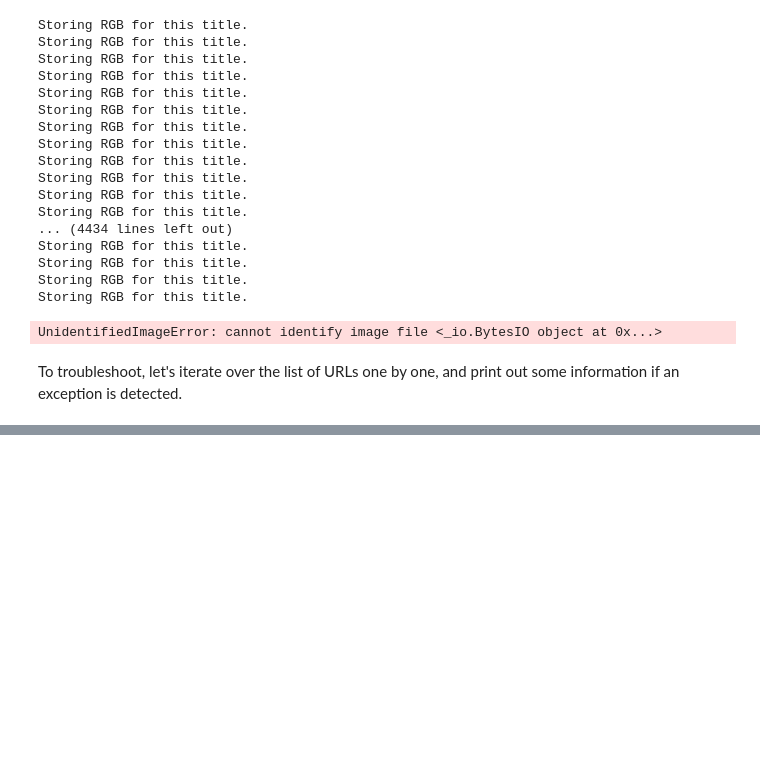
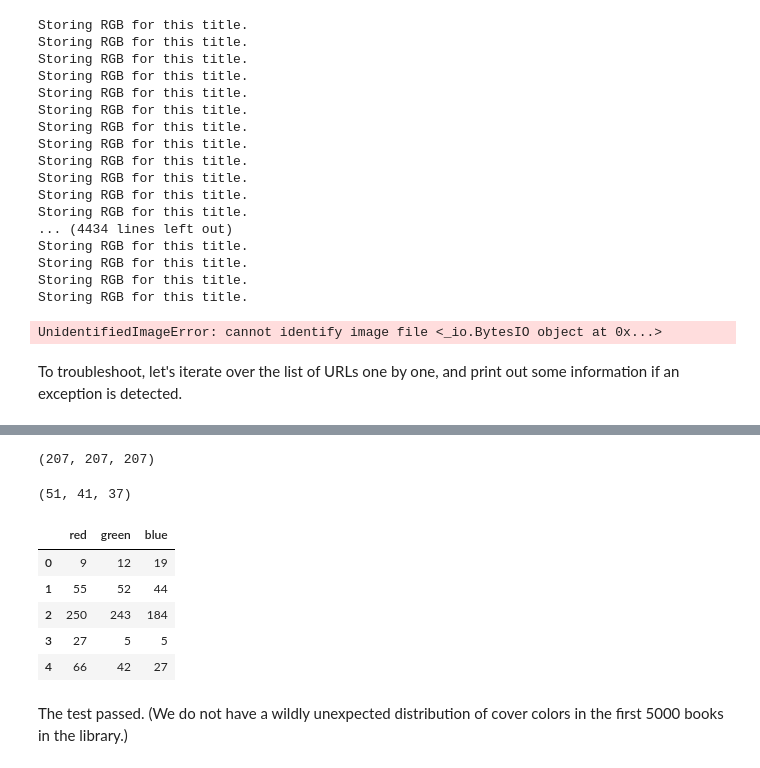
Before and after one commit to ran0027/book-covers, a Jupyter notebook: get_images.ipynb, the cells around one changed output, grey strips where cells are left out. Drawn from its saved outputs; the diff is of its cells as text; code cells hidden in the pictures; blank space fills up the shorter version.

```diff
--- a/get_images.ipynb
+++ b/get_images.ipynb
@@ -576,0 +513,13 @@ Name: rgb, Length: 1181, dtype: int64
+# %%
+errors = []
+cover_colors = []
+
+for i, url in enumerate(library.cover_img_url.to_list()[:5000]):
+    try:
+        color = get_cover_color(url)
+    except Exception as e:
+        color = None
+        errors.append({'iloc': [i], 'url': url, 'error': e})
+        print('error')
+    cover_colors.append(color)
+    print('success')
@@ -576,0 +580,22 @@ Name: rgb, Length: 1181, dtype: int64
+# %%
+cover_colors[313] = get_cover_color('archive.org/services/img/dissertationarch00bord')
+# %%
+cover_colors[319] = get_cover_color('archive.org/services/img/marycassattprint0000cass')
+# %%
+cover_colors[313]
+# %% [output]
+(207, 207, 207)
+# %%
+cover_colors[319]
+# %% [output]
+(51, 41, 37)
+# %%
+rgb_test = pd.DataFrame([{'red': x[0], 'green': x[1], 'blue': x[2]} for x in cover_colors])
+rgb_test.head()
+# %% [output]
+|  | red | green | blue |
+| 0 | 9 | 12 | 19 |
+| 1 | 55 | 52 | 44 |
+| 2 | 250 | 243 | 184 |
+| 3 | 27 | 5 | 5 |
+| 4 | 66 | 42 | 27 |
@@ -576,0 +610,2 @@ Name: rgb, Length: 1181, dtype: int64
+# %% [markdown]
+The test passed. (We do not have a wildly unexpected distribution of cover colors in the first 5000 books in the library.)
```
Also changed, not shown: parts of 61 cells of this notebook, 2 other files.
